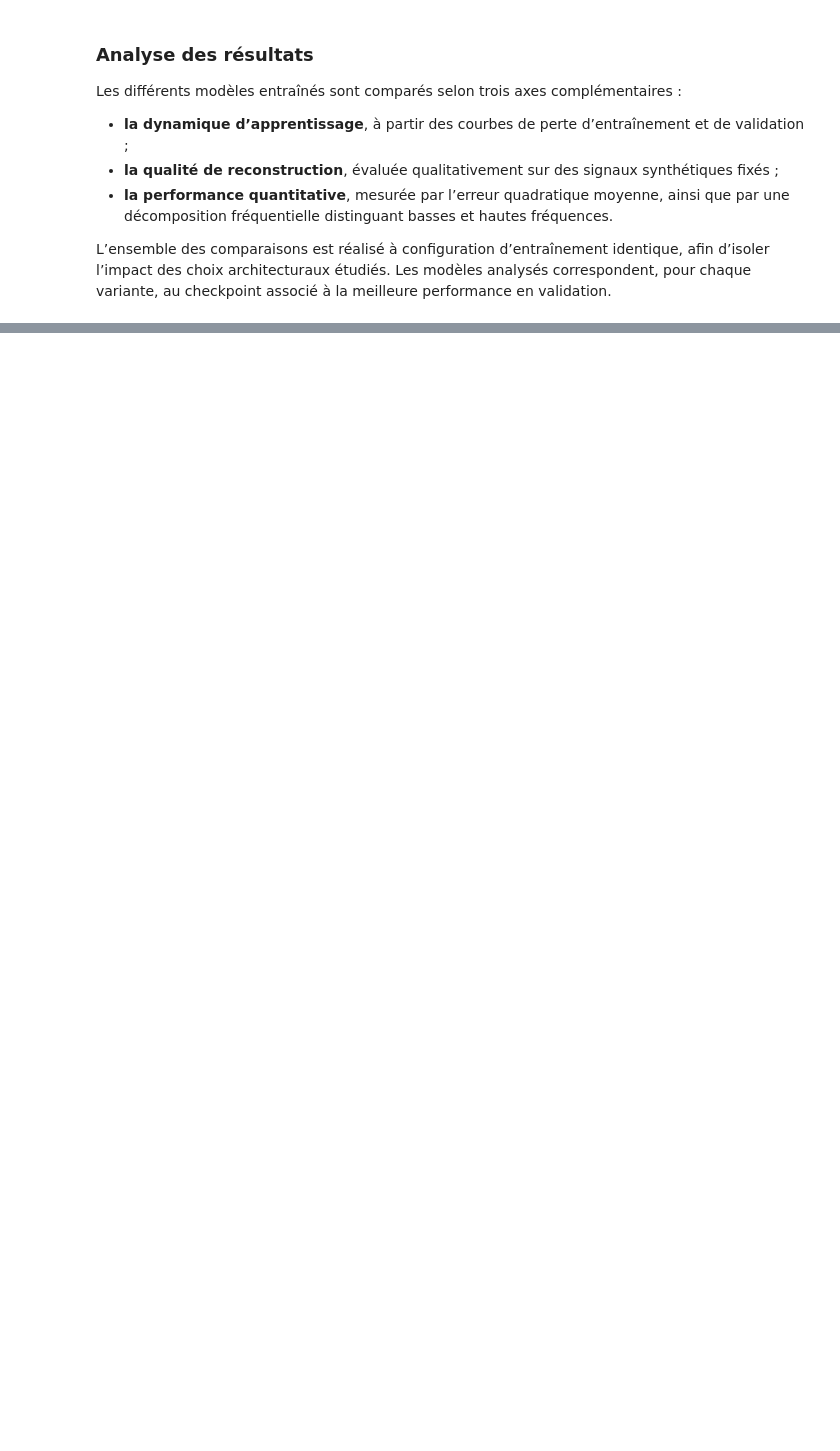
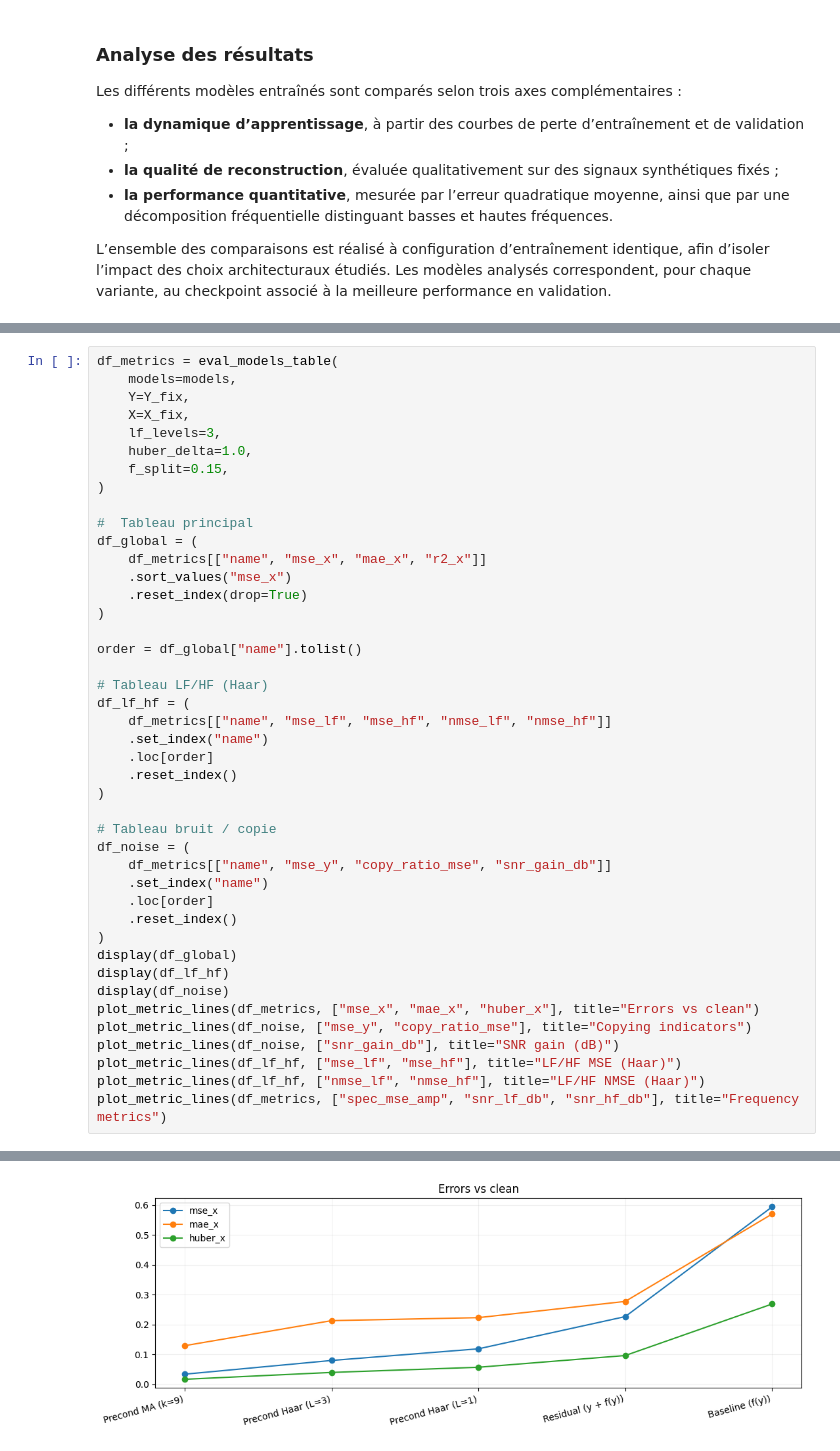
Before and after one commit to fntb/unified-unet, a Jupyter notebook: src/notebook.ipynb, the cells around one changed output, grey strips where cells are left out. Drawn from its saved outputs; the diff is of its cells as text; blank space fills up the shorter version.

```diff
--- a/src/notebook.ipynb
+++ b/src/notebook.ipynb
@@ -837,0 +627,44 @@ test
+# %%
+df_metrics = eval_models_table(
+    models=models,
+    Y=Y_fix,
+    X=X_fix,
+    lf_levels=3,
+    huber_delta=1.0,
+    f_split=0.15,
+)
+
+#  Tableau principal
+df_global = (
+    df_metrics[["name", "mse_x", "mae_x", "r2_x"]]
+    .sort_values("mse_x")
+    .reset_index(drop=True)
+)
+
+order = df_global["name"].tolist()
+
+# Tableau LF/HF (Haar)
+df_lf_hf = (
+    df_metrics[["name", "mse_lf", "mse_hf", "nmse_lf", "nmse_hf"]]
+    .set_index("name")
+    .loc[order]
+    .reset_index()
+)
+
+# Tableau bruit / copie
+df_noise = (
+    df_metrics[["name", "mse_y", "copy_ratio_mse", "snr_gain_db"]]
+    .set_index("name")
+    .loc[order]
+    .reset_index()
+)
+display(df_global)
+display(df_lf_hf)
+display(df_noise)
+plot_metric_lines(df_metrics, ["mse_x", "mae_x", "huber_x"], title="Errors vs clean")
+plot_metric_lines(df_noise, ["mse_y", "copy_ratio_mse"], title="Copying indicators")
+plot_metric_lines(df_noise, ["snr_gain_db"], title="SNR gain (dB)")
+plot_metric_lines(df_lf_hf, ["mse_lf", "mse_hf"], title="LF/HF MSE (Haar)")
+plot_metric_lines(df_lf_hf, ["nmse_lf", "nmse_hf"], title="LF/HF NMSE (Haar)")
+plot_metric_lines(df_metrics, ["spec_mse_amp", "snr_lf_db", "snr_hf_db"], title="Frequency metrics")
+# %% [output]
@@ -837,0 +689 @@ test
+[figure, added]
```
Also changed, not shown: parts of 57 cells of this notebook, 17 other files.
